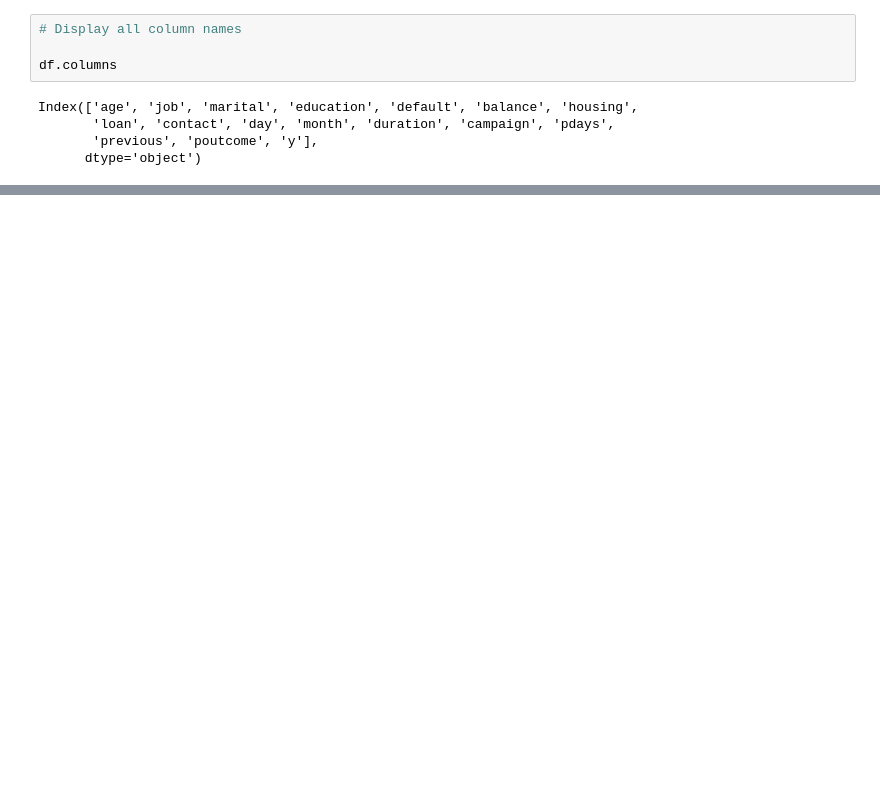
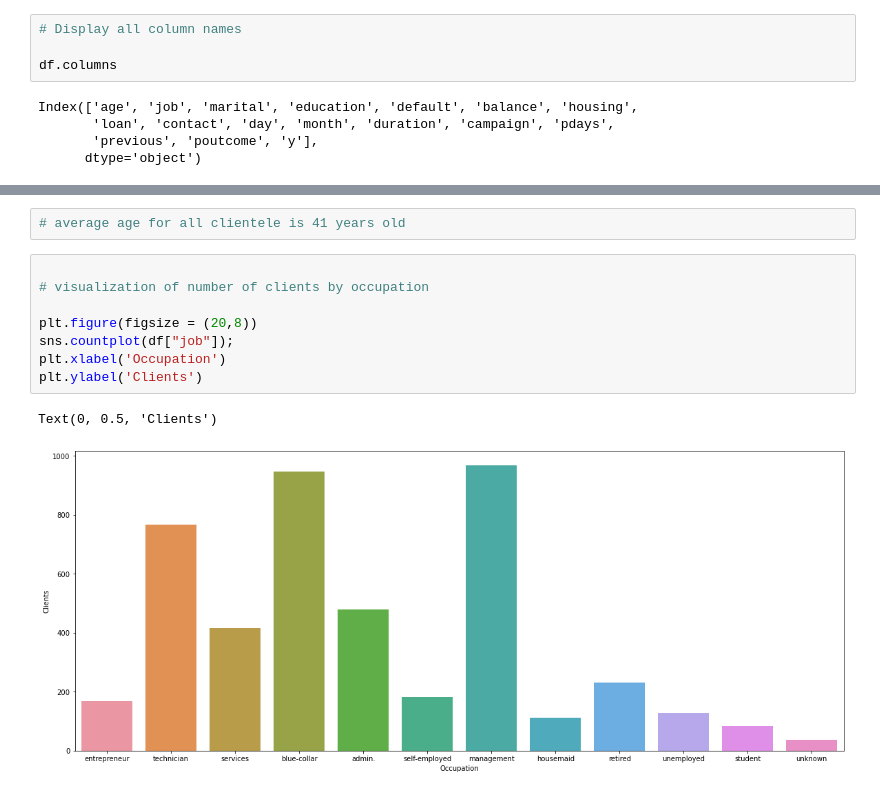
Before and after one commit to KristineCabanela/banking, a Jupyter notebook: banking_nb.ipynb, the cells around one changed output, grey strips where cells are left out. Saved outputs shown, nothing was run; the diff lists cells and outputs as text; blank space fills up the shorter version.

```diff
--- a/banking_nb.ipynb
+++ b/banking_nb.ipynb
@@ -132,0 +159,13 @@ Index(['age', 'job', 'marital', 'education', 'default', 'balance', 'housing',
+# %%
+# average age for all clientele is 41 years old
+# %%
+
+# visualization of number of clients by occupation
+
+plt.figure(figsize = (20,8))
+sns.countplot(df["job"]);
+plt.xlabel('Occupation')
+plt.ylabel('Clients')
+# %% [output]
+Text(0, 0.5, 'Clients')
+[figure, added]
```
Also changed, not shown: parts of 13 cells of this notebook.
